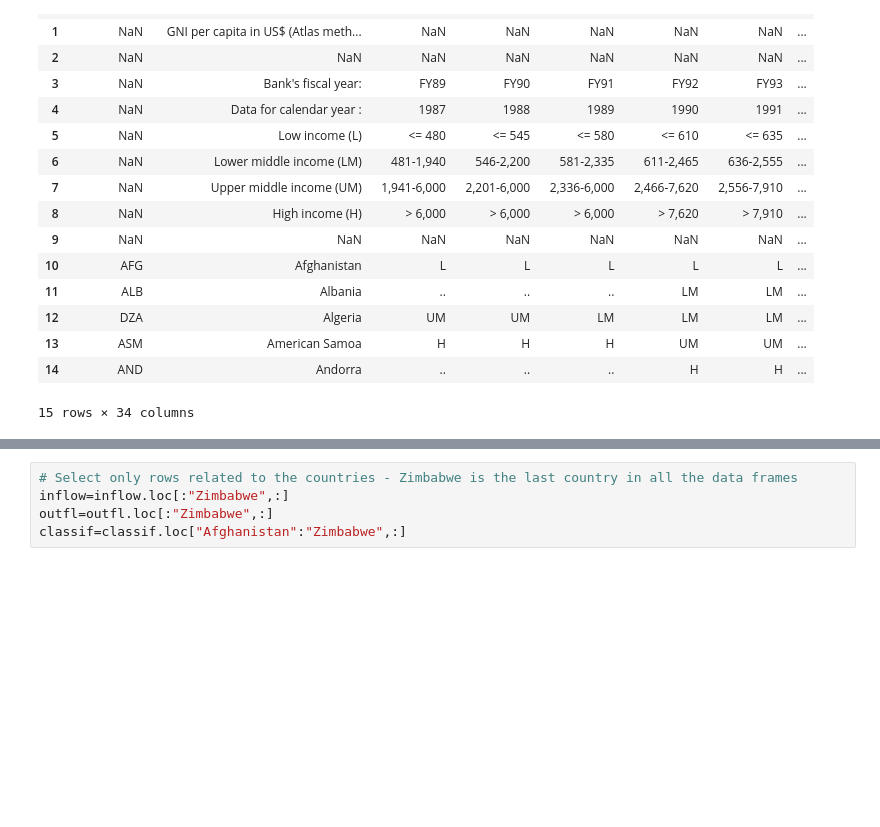
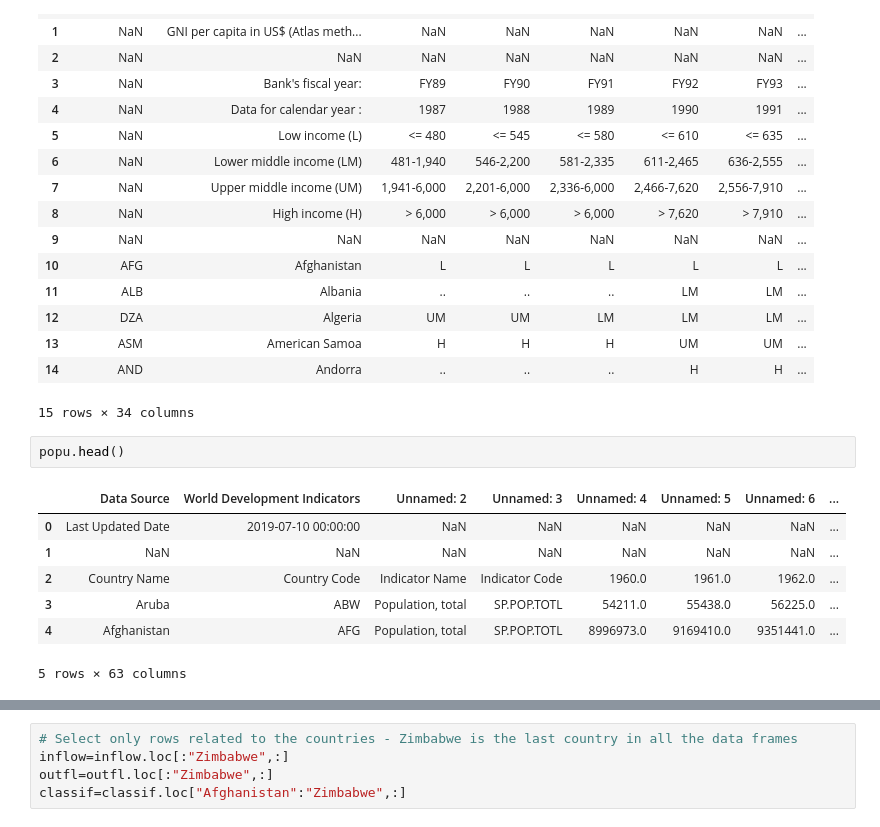
Before and after one commit to raulincadet/remittances_low-income, a Jupyter notebook: remittances2.ipynb, the cells around one changed output, grey strips where cells are left out. Saved outputs shown, nothing was run; the diff lists cells and outputs as text; blank space fills up the shorter version.

```diff
--- a/remittances2.ipynb
+++ b/remittances2.ipynb
@@ -64,6 +67,16 @@ classif.head(15)
 | 13 | ASM | American Samoa | H | H | H | UM | UM | ... |
 | 14 | AND | Andorra | .. | .. | .. | H | H | ... |
 15 rows × 34 columns
+# %%
+popu.head()
+# %% [output]
+|  | Data Source | World Development Indicators | Unnamed: 2 | Unnamed: 3 | Unnamed: 4 | Unnamed: 5 | Unnamed: 6 | ... |
+| 0 | Last Updated Date | 2019-07-10 00:00:00 | NaN | NaN | NaN | NaN | NaN | ... |
+| 1 | NaN | NaN | NaN | NaN | NaN | NaN | NaN | ... |
+| 2 | Country Name | Country Code | Indicator Name | Indicator Code | 1960.0 | 1961.0 | 1962.0 | ... |
+| 3 | Aruba | ABW | Population, total | SP.POP.TOTL | 54211.0 | 55438.0 | 56225.0 | ... |
+| 4 | Afghanistan | AFG | Population, total | SP.POP.TOTL | 8996973.0 | 9169410.0 | 9351441.0 | ... |
+5 rows × 63 columns
 # %%
 # Select only needed columns, and change the name of the columns of the countries
 outfl=outfl.iloc[:,0:40]
```
Also changed, not shown: parts of 23 cells of this notebook.
